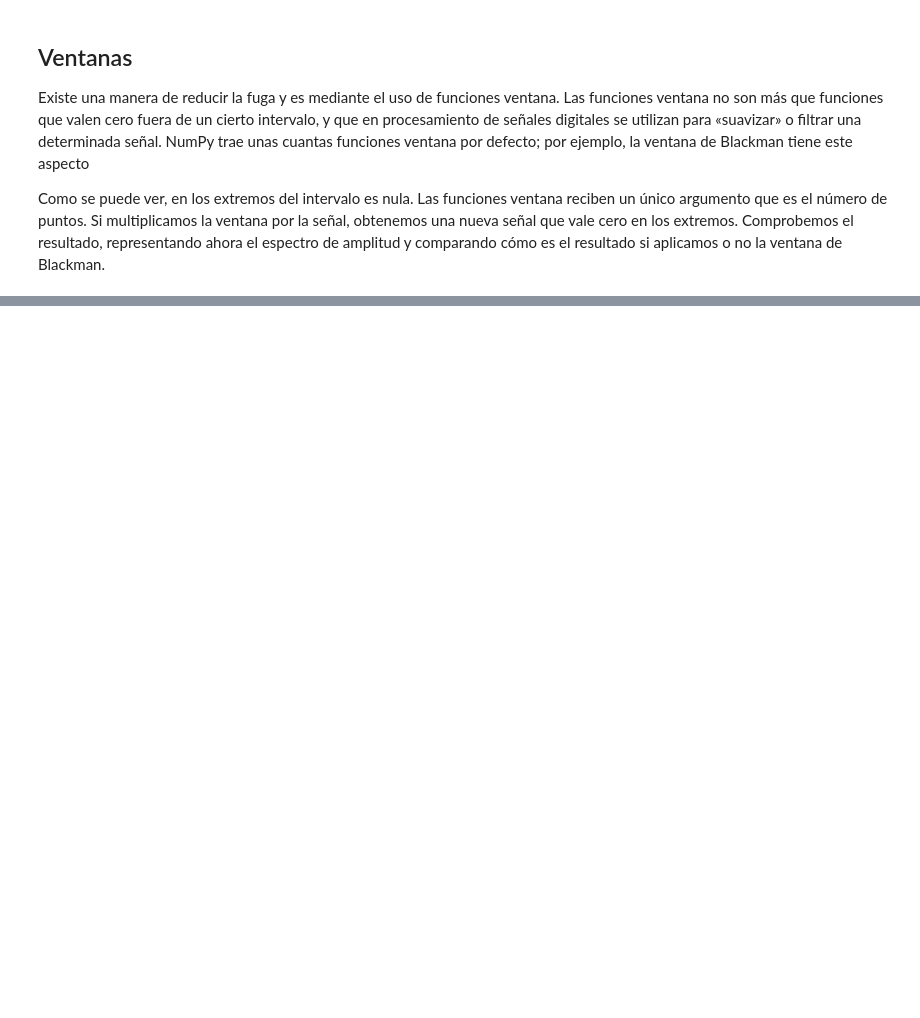
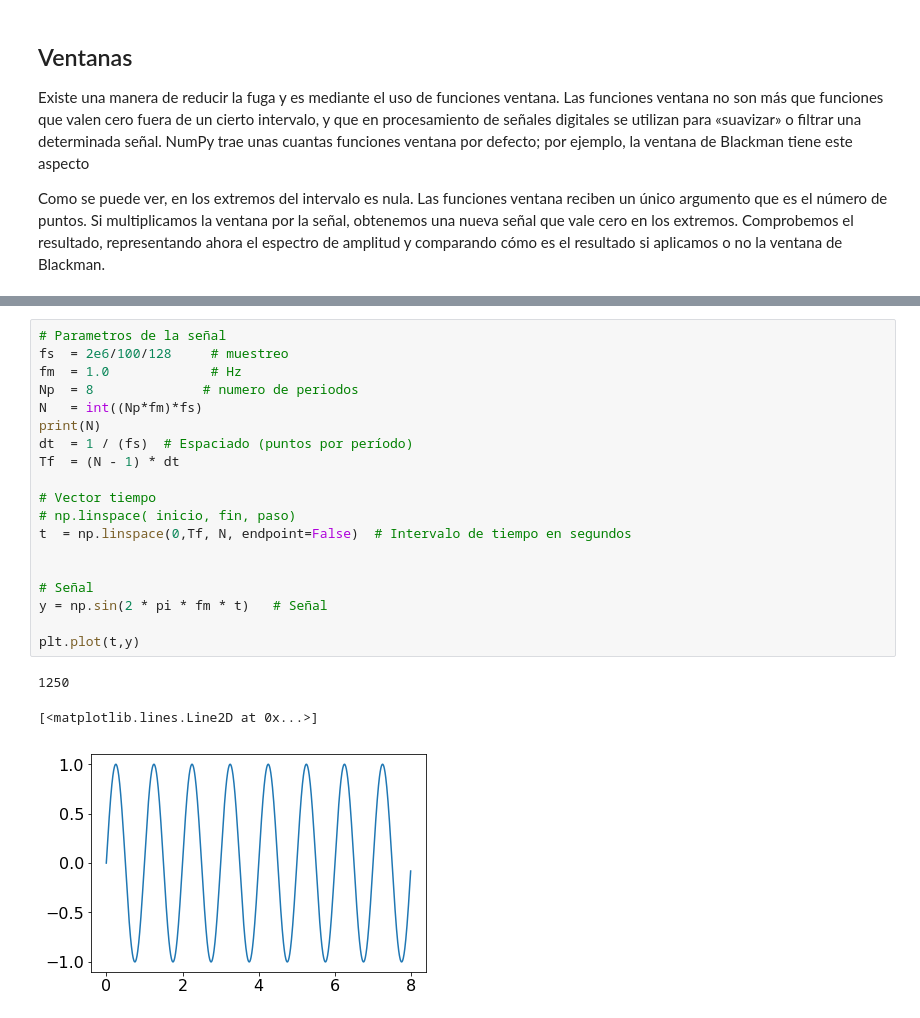
Before and after one commit to eaiii-frba-utn/2019, a Jupyter notebook: Espectro/Serie de Fourier v0.4.ipynb, the cells around one changed output, grey strips where cells are left out. Drawn from its saved outputs; the diff is of its cells as text; blank space fills up the shorter version.

```diff
--- a/Espectro/Serie de Fourier v0.4.ipynb
+++ b/Espectro/Serie de Fourier v0.4.ipynb
@@ -352,0 +354,23 @@ Elapsed time: 0.0002548695 seconds.
+# %%
+# Parametros de la señal
+fs  = 2e6/100/128     # muestreo
+fm  = 1.0             # Hz
+Np  = 8              # numero de periodos
+N   = int((Np*fm)*fs)
+print(N)
+dt  = 1 / (fs)  # Espaciado (puntos por período)
+Tf  = (N - 1) * dt
+
+# Vector tiempo
+# np.linspace( inicio, fin, paso)
+t  = np.linspace(0,Tf, N, endpoint=False)  # Intervalo de tiempo en segundos
+
+
+# Señal
+y = np.sin(2 * pi * fm * t)   # Señal
+
+plt.plot(t,y)
+# %% [output]
+1250
+[<matplotlib.lines.Line2D at 0x...>]
+[figure, added]
```
Also changed, not shown: parts of 15 cells of this notebook, 1 other file.
